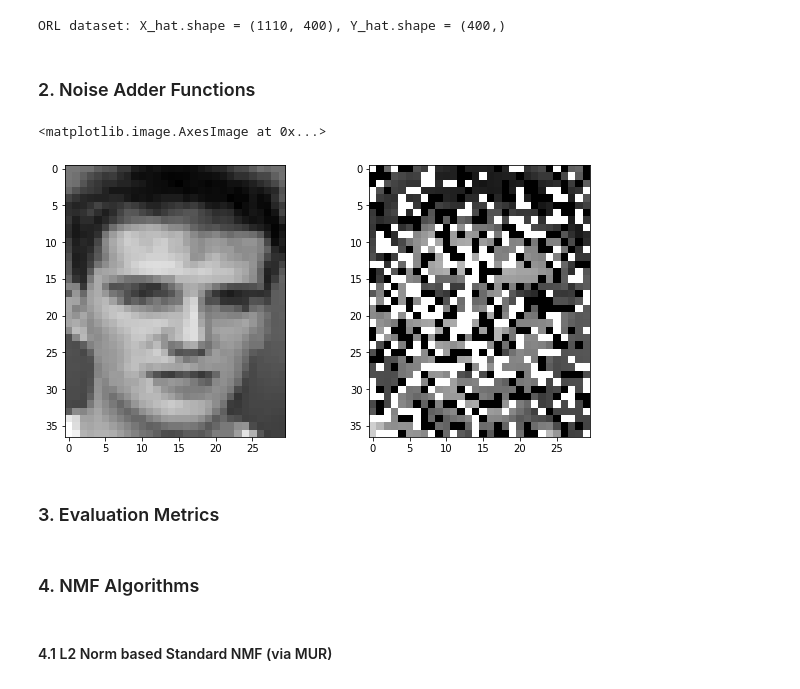
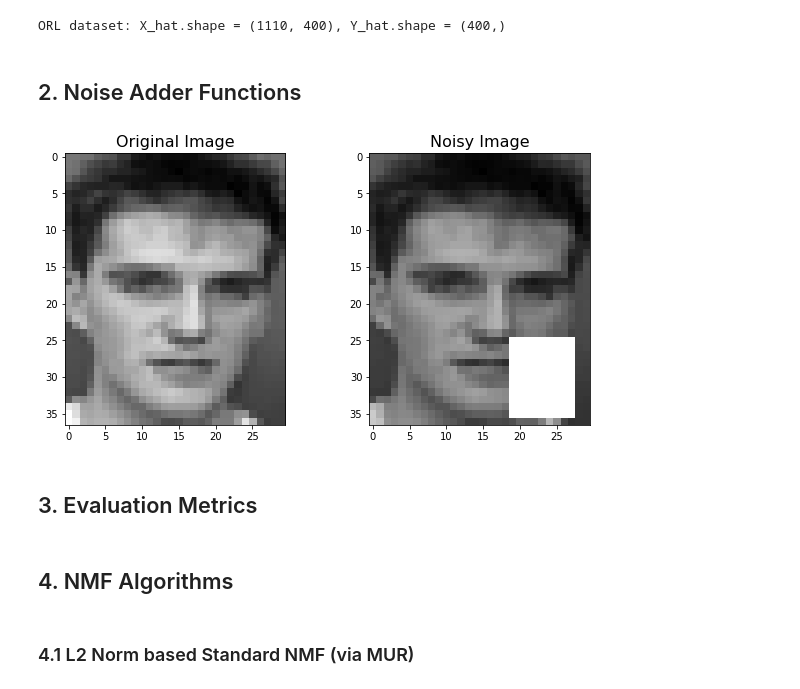
Before and after one commit to zyinghua/nmf-robustness-analysis, a Jupyter notebook: code.ipynb, the cells around one changed output. Cells and saved outputs as stored; diff of their text form; code cells hidden in the pictures.

Commit message:
Updated RMSE to RRE. added some titles. adjusted some settings

```diff
--- a/code.ipynb
+++ b/code.ipynb
@@ -97,7 +97,7 @@ img_size = [i // reduce_ for i in (92, 112)]
 # %% [output]
 ORL dataset: X_hat.shape = (1110, 400), Y_hat.shape = (400,)
 # %% [markdown]
-###  2. Noise Adder Functions
+##  2. Noise Adder Functions
 # %%
 def add_gaussian_noise(img, mean=0, sd=0.05):
     """
@@ -157,19 +157,30 @@ def add_block_occlusion_noise(img, img_size, width=0.3, height=0.3):
 
     return img_copy.reshape(num_samples, img_size[0] * img_size[1]).T
 # %%
-X_noise = add_salt_pepper_noise(X_hat, noise_prob=0.5)#add_block_occlusion_noise(X_hat, img_size, width=0.5, height=0.5)
+# 0 for Gaussian, 1 for salt-pepper, 2 for block occlusion
+n_id = 3
+
+if n_id == 1:
+    X_noise = add_gaussian_noise(X_hat, sd=0.05)
+elif n_id == 2:
+    X_noise = add_salt_pepper_noise(X_hat, noise_prob=0.5, salt_prob=0.5)
+else:
+    X_noise = add_block_occlusion_noise(X_hat, img_size, width=0.3, height=0.3)
 # %%
 noise_demo_img_index = 230
 
 plt.figure(figsize=(10,5))
 plt.subplot(121)
+plt.title("Original Image", fontsize=16)
 plt.imshow(X_hat[:,noise_demo_img_index].reshape(img_size[1], img_size[0]), cmap=plt.cm.gray)
 
 plt.subplot(122)
+plt.title("Noisy Image", fontsize=16)
 plt.imshow(X_noise[:,noise_demo_img_index].reshape(img_size[1], img_size[0]), cmap=plt.cm.gray)
+
+plt.show()
 # %% [output]
-<matplotlib.image.AxesImage at 0x...>
-[figure, old version]
+[figure, new version]
 # %%
 # # Global centering
 # X_noise = X_noise.T - X_noise.T.mean(axis=0)
@@ -182,7 +193,7 @@ plt.imshow(X_noise[:,noise_demo_img_index].reshape(img_size[1], img_size[0]), cm
 # plt.subplot(111)
 # plt.imshow(X_noise[:,noise_demo_img_index].reshape(img_size[1], img_size[0]), cmap=plt.cm.gray)
 # %% [markdown]
-### 3. Evaluation Metrics
+## 3. Evaluation Metrics
 # %%
 def assign_cluster_label(X, Y):
     """
@@ -279,9 +285,9 @@ def plot_metrics(rmse, aa, nmi, plot_interval):
     plt.tight_layout()
     plt.show()
 # %% [markdown]
-### 4. NMF Algorithms
+## 4. NMF Algorithms
 # %% [markdown]
-#### 4.1 L2 Norm based Standard NMF (via MUR)
+### 4.1 L2 Norm based Standard NMF (via MUR)
 # %%
 class L2NormMURNMF:
     def __init__(self, rank, random_state=0):
```
Also changed, not shown: parts of 27 cells of this notebook.
